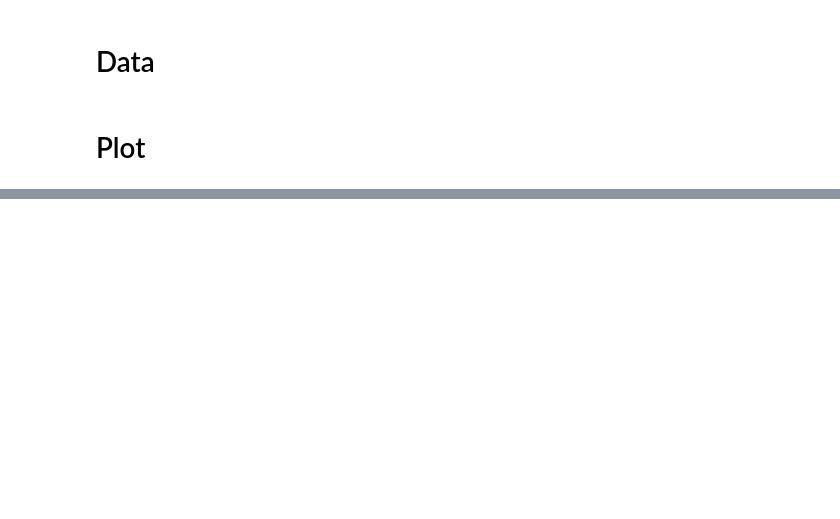
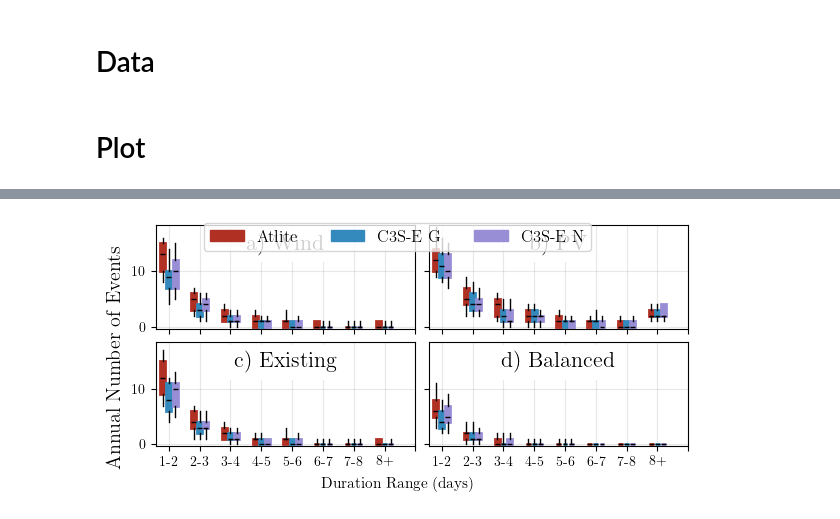
Before and after one commit to BorisM202/RES_droughts, a Jupyter notebook: Scripts/droughts_number_events.ipynb, the cells around one changed output, grey strips where cells are left out. Drawn from its saved outputs; the diff is of its cells as text; code cells hidden in the pictures; blank space fills up the shorter version.

```diff
--- a/Scripts/droughts_number_events.ipynb
+++ b/Scripts/droughts_number_events.ipynb
@@ -142,0 +146,69 @@ fig.subplots_adjust(top=0.9)
+# %%
+cm = 1/2.54
+# %%
+# Create subplots
+fig, axs = plt.subplots(2, 2, figsize=(15*cm, 7*cm), sharex=True, sharey=True, constrained_layout=True)
+axs = axs.flatten()
+
+# Loop over categories
+for idx, (category, datasets_in_category) in enumerate(categories.items()):
+    ax = axs[idx]
+
+
+    # Initialize the position for bars
+    bar_width = 0.25
+    positions = np.arange(1, len(duration_ranges_days))
+
+    # Loop over datasets in category
+    for i, name in enumerate(datasets_in_category):
+        df = droughts_dict[name]
+        # Calculate annual number of events for each duration range
+        df['DurationRange'] = pd.cut(df['Duration'], bins=duration_ranges_hours)
+        df['Year'] = df.index.year
+        annual_counts = df.groupby(['Year', 'DurationRange'], observed=True).size().unstack(fill_value=0)
+
+        # Reindex to ensure all duration ranges are represented
+        full_duration_ranges = pd.IntervalIndex.from_breaks(duration_ranges_hours, closed='right')
+        annual_counts = annual_counts.reindex(columns=full_duration_ranges, fill_value=0)
+
+        # Extract the data for the boxplot
+        boxplot_data = [annual_counts[duration].values for duration in full_duration_ranges]
+
+        # Plot boxplot
+        boxprop = dict(facecolor=color_models[i], color=color_models[i], linewidth=2)       # Parameters for the box
+        medianprop = dict(color='black', linewidth=1)                                       # Parameters for median line
+        flierprop = dict(markeredgecolor=color_models[i], marker='o', ms=1)                       # Parameters for fliers
+        bplot = ax.boxplot(boxplot_data, positions=positions + i * 0.2 - 0.2, widths=0.16,  # Draw
+                            patch_artist = True,                                            # Fills boxplot
+                            boxprops = boxprop,                                             # Parameters for the box
+                            medianprops = medianprop,                                       # Parameters for median line
+                            whis = (5,95),
+                            showfliers = False, flierprops = flierprop,                      # Show the fliers
+                            manage_ticks = False,                                           # Set the xlabels manually
+                            notch = False,                                                  # Curve boxplot
+                            capwidths = 0,
+                            # meanline = False, showmeans = True,                             # Show Mean as line or points
+                            zorder=2
+        )
+
+
+    my_title(ax, title_name[idx])
+    ax.grid(True, alpha=0.3, zorder=0)
+    ax.margins(0.02)
+
+    # x-axis
+    ax.set_xticks(np.arange(1, len(duration_ranges_days)+1))
+    ax.set_xticklabels(xlabel)
+
+# # Legend
+handles = [mpatches.Patch(color=color_models[i], label=label_name[i]) for i in range(len(color_models))]
+fig.legend(handles=handles, loc = 'upper center', alignment = 'center', ncols=3)
+
+fig.supxlabel('Duration Range (days)', fontsize=11)
+fig.supylabel('Annual Number of Events')
+# fig.tight_layout()
+# fig.subplots_adjust(top=0.9)
+
+fig.savefig('../Figures/droughts_number_events2.png', dpi=300)
+# %% [output]
+[figure, added]
```
Also changed, not shown: parts of 8 cells of this notebook, 22 other files.
